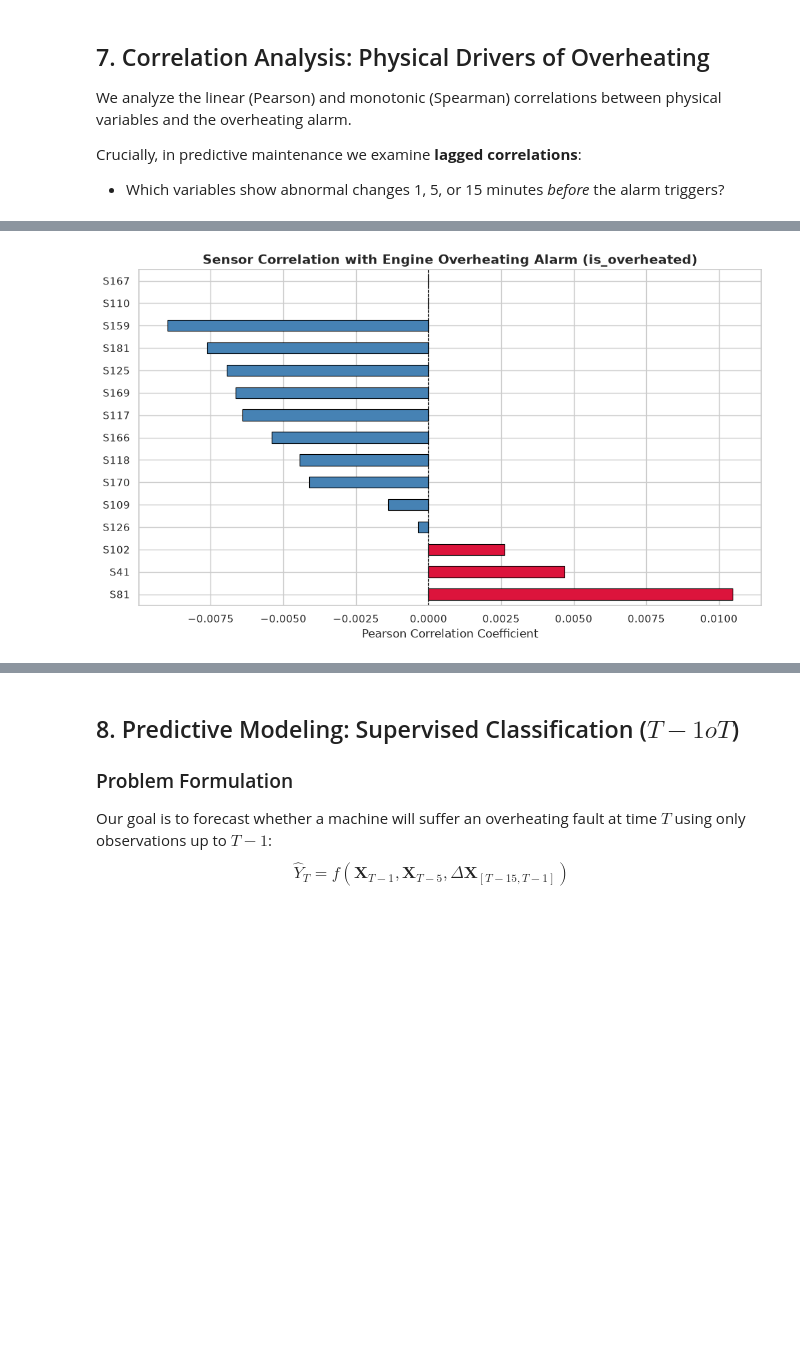
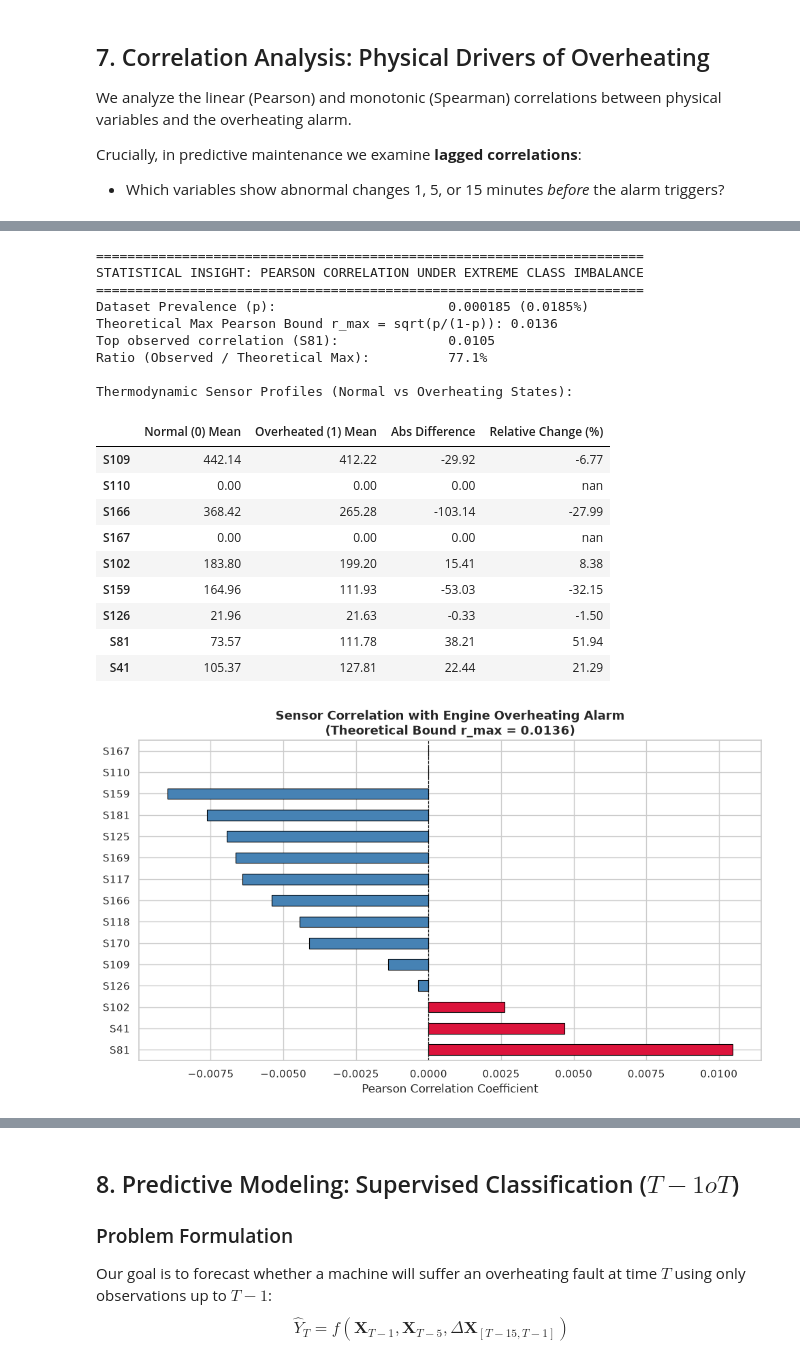
Before and after one commit to PasqualeAndreacchio/AnomalyDection-Spark, a Jupyter notebook: predictive_maintenance.ipynb, the cells around one changed output, grey strips where cells are left out. Drawn from its saved outputs; the diff is of its cells as text; code cells hidden in the pictures; blank space fills up the shorter version.

```diff
--- a/predictive_maintenance.ipynb
+++ b/predictive_maintenance.ipynb
@@ -339,19 +338,62 @@ Overheating alarm events count: 124 (0.018%)
 # %%
 # Compute correlations with is_overheated
 numeric_cols = [c for c in pdf_data.columns if c not in ["hwid", "timestamp_bucket"]]
 corr_matrix = pdf_data[numeric_cols].corr()
 
 # Extract top correlations with overheating
 target_corr = corr_matrix["is_overheated"].drop("is_overheated").sort_values(ascending=False)
 
+# Statistical Insight: Point-Biserial Correlation Upper Bound under Extreme Imbalance
+p_fault = float(pdf_data["is_overheated"].mean())
+max_theoretical_r = np.sqrt(p_fault / (1.0 - p_fault))
+
+print("=" * 70)
+print("STATISTICAL INSIGHT: PEARSON CORRELATION UNDER EXTREME CLASS IMBALANCE")
+print("=" * 70)
+print(f"Dataset Prevalence (p):                      {p_fault:.6f} ({p_fault*100:.4f}%)")
+print(f"Theoretical Max Pearson Bound r_max = sqrt(p/(1-p)): {max_theoretical_r:.4f}")
+print(f"Top observed correlation (S81):              {target_corr.iloc[0]:.4f}")
+print(f"Ratio (Observed / Theoretical Max):          {target_corr.iloc[0]/max_theoretical_r*100:.1f}%")
+print()
+
+# Bivariate Descriptive Comparison: Normal (0) vs Overheating (1)
+key_sensors = [c for c in ["S109", "S110", "S166", "S167", "S102", "S159", "S126", "S81", "S41"] if c in pdf_data.columns]
+comp_df = pdf_data.groupby("is_overheated")[key_sensors].mean().T
+comp_df.columns = ["Normal (0) Mean", "Overheated (1) Mean"]
+comp_df["Abs Difference"] = comp_df["Overheated (1) Mean"] - comp_df["Normal (0) Mean"]
+comp_df["Relative Change (%)"] = (comp_df["Abs Difference"] / comp_df["Normal (0) Mean"].abs()) * 100
+
+print("Thermodynamic Sensor Profiles (Normal vs Overheating States):")
+display(comp_df.style.format("{:.2f}"))
+
+# Visualization of Top Correlations
 plt.figure(figsize=(10, 6))
 bar_colors = ["crimson" if val > 0 else "steelblue" for val in target_corr]
 target_corr.plot(kind="barh", color=bar_colors, edgecolor="black", linewidth=0.8)
-plt.title("Sensor Correlation with Engine Overheating Alarm (is_overheated)", fontsize=14, fontweight="bold")
+plt.title(f"Sensor Correlation with Engine Overheating Alarm\n(Theoretical Bound r_max = {max_theoretical_r:.4f})", fontsize=13, fontweight="bold")
 plt.xlabel("Pearson Correlation Coefficient")
 plt.axvline(0, color="black", linestyle="--", linewidth=0.8)
 plt.tight_layout()
 plt.show()
 # %% [output]
+======================================================================
+STATISTICAL INSIGHT: PEARSON CORRELATION UNDER EXTREME CLASS IMBALANCE
+======================================================================
+Dataset Prevalence (p):                      0.000185 (0.0185%)
+Theoretical Max Pearson Bound r_max = sqrt(p/(1-p)): 0.0136
+Top observed correlation (S81):              0.0105
+Ratio (Observed / Theoretical Max):          77.1%
+
+Thermodynamic Sensor Profiles (Normal vs Overheating States):
+|  | Normal (0) Mean | Overheated (1) Mean | Abs Difference | Relative Change (%) |
+| S109 | 442.14 | 412.22 | -29.92 | -6.77 |
+| S110 | 0.00 | 0.00 | 0.00 | nan |
+| S166 | 368.42 | 265.28 | -103.14 | -27.99 |
+| S167 | 0.00 | 0.00 | 0.00 | nan |
+| S102 | 183.80 | 199.20 | 15.41 | 8.38 |
+| S159 | 164.96 | 111.93 | -53.03 | -32.15 |
+| S126 | 21.96 | 21.63 | -0.33 | -1.50 |
+| S81 | 73.57 | 111.78 | 38.21 | 51.94 |
+| S41 | 105.37 | 127.81 | 22.44 | 21.29 |
-[figure, old version]
+[figure, new version]
 # %%
```
Also changed, not shown: parts of 19 cells of this notebook.
